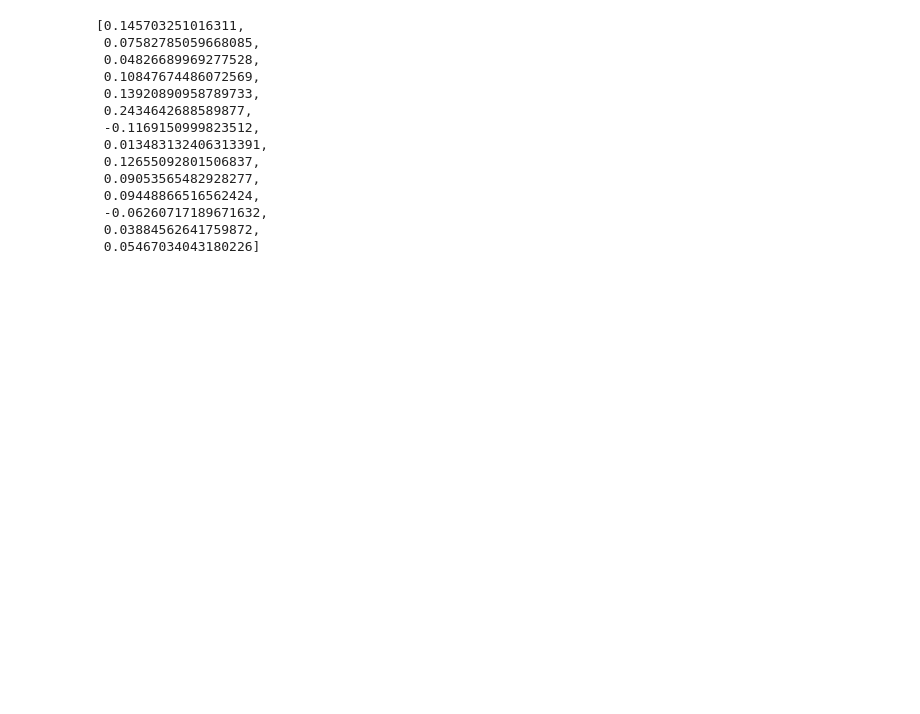
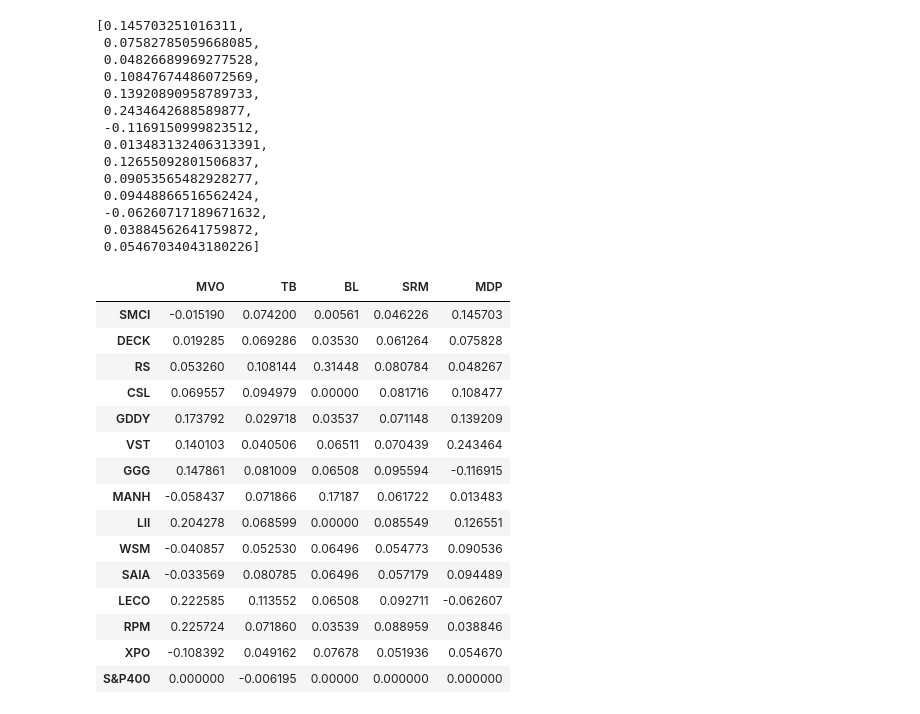
Before and after one commit to Fenilsavani-and/Portfolio_Optimization, a Jupyter notebook: MVO.ipynb, the cells around one changed output. Cells and saved outputs as stored; diff of their text form; code cells hidden in the pictures; blank space fills up the shorter version.

Commit message:
All Models Weight Allocation

```diff
--- a/MVO.ipynb
+++ b/MVO.ipynb
@@ -686,12 +674,12 @@ Index(['SMCI', 'DECK', 'RS', 'CSL', 'GDDY', 'VST', 'GGG', 'MANH', 'LII', 'WSM',
 rf = df3.std()['TreasuryBill']
 denominators = sum(map(lambda i:((stk_returns[i] - rf)/std[i]), range(0,14)))
 
-weights = []
+SRM_weights = []
 for i in range(0,14):
   x = ((stk_returns[i] - rf)/std[i])/ denominators
-  weights.append(x)
+  SRM_weights.append(x)
 
-weights
+SRM_weights
 # %% [output]
 [0.046226443345335363,
  0.061263530523999875,
@@ -728,8 +716,8 @@ I = np.ones((14,1))
 cov_stk = np.linalg.inv(cov_stks)
 std_stk = np.array(std_stk)
 
-weights = np.dot(cov_stk,std_stk)/np.dot(I.T,np.dot(cov_stk,std_stk))
-weights.tolist()
+MDP_weights = np.dot(cov_stk,std_stk)/np.dot(I.T,np.dot(cov_stk,std_stk))
+MDP_weights.tolist()
 # %% [output]
 [0.145703251016311,
  0.07582785059668085,
@@ -745,3 +733,43 @@ weights.tolist()
  -0.06260717189671632,
  0.03884562641759872,
  0.05467034043180226]
+# %%
+
+MVO_wts = MVO_weights.tolist()
+TB_wts = TB_weights
+BL_wts = BL_weights
+SRM_wts = SRM_weights
+MDP_wts = MDP_weights.tolist()
+index = ['SMCI', 'DECK', 'RS', 'CSL', 'GDDY', 'VST', 'GGG', 'MANH', 'LII','WSM', 'SAIA', 'LECO', 'RPM', 'XPO']
+
+df_w = pd.DataFrame({'MVO': MVO_wts,
+                     'TB': TB_wts,
+                     'BL': BL_wts,
+                     'SRM': SRM_wts,
+                     'MDP': MDP_wts}, index=index)
+# %%
+df_w['MVO'] = df_w['MVO'].apply(lambda x: x[0])
+
+# Add a new row with values
+SP400 = [0,-0.006195,0,0,0]  # Values for the new row
+ind = "S&P400"
+df_w.loc[ind] = SP400
+# %%
+df_w
+# %% [output]
+|  | MVO | TB | BL | SRM | MDP |
+| SMCI | -0.015190 | 0.074200 | 0.00561 | 0.046226 | 0.145703 |
+| DECK | 0.019285 | 0.069286 | 0.03530 | 0.061264 | 0.075828 |
+| RS | 0.053260 | 0.108144 | 0.31448 | 0.080784 | 0.048267 |
+| CSL | 0.069557 | 0.094979 | 0.00000 | 0.081716 | 0.108477 |
+| GDDY | 0.173792 | 0.029718 | 0.03537 | 0.071148 | 0.139209 |
+| VST | 0.140103 | 0.040506 | 0.06511 | 0.070439 | 0.243464 |
+| GGG | 0.147861 | 0.081009 | 0.06508 | 0.095594 | -0.116915 |
+| MANH | -0.058437 | 0.071866 | 0.17187 | 0.061722 | 0.013483 |
+| LII | 0.204278 | 0.068599 | 0.00000 | 0.085549 | 0.126551 |
+| WSM | -0.040857 | 0.052530 | 0.06496 | 0.054773 | 0.090536 |
+| SAIA | -0.033569 | 0.080785 | 0.06496 | 0.057179 | 0.094489 |
+| LECO | 0.222585 | 0.113552 | 0.06508 | 0.092711 | -0.062607 |
+| RPM | 0.225724 | 0.071860 | 0.03539 | 0.088959 | 0.038846 |
+| XPO | -0.108392 | 0.049162 | 0.07678 | 0.051936 | 0.054670 |
+| S&P400 | 0.000000 | -0.006195 | 0.00000 | 0.000000 | 0.000000 |
```
Also changed, not shown: parts of 15 cells of this notebook.
